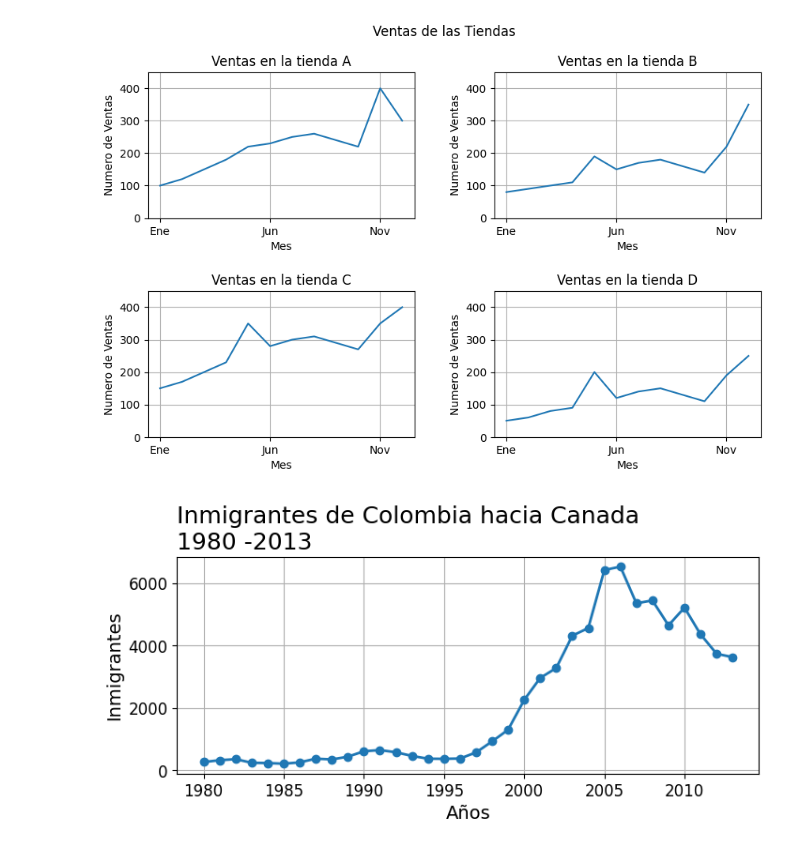
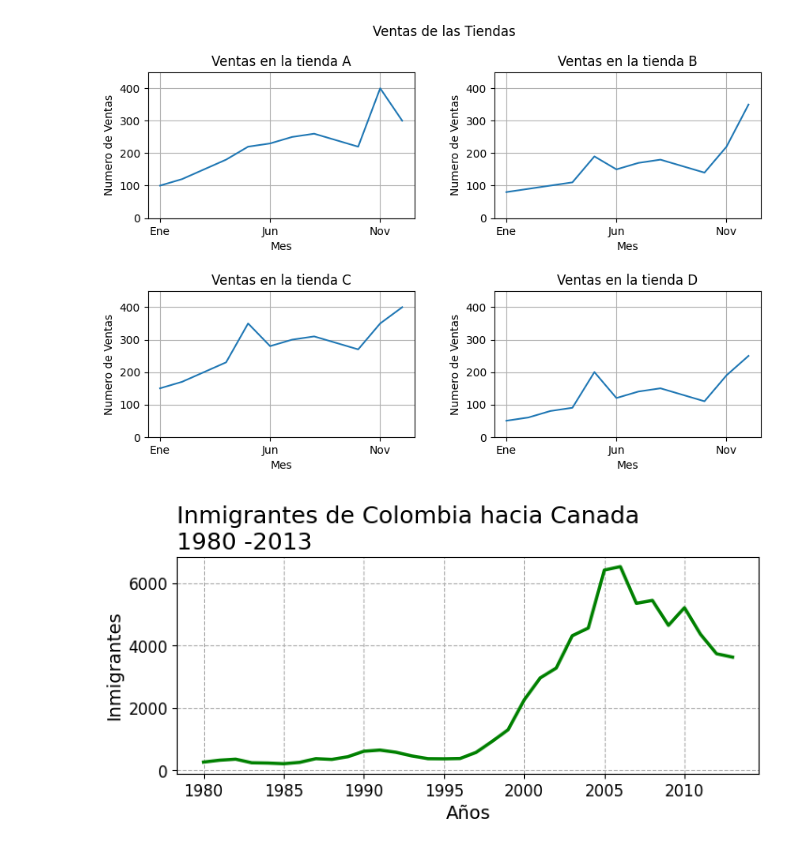
Before and after one commit to cmrondon2000/visualizacion-datos-python, a Jupyter notebook: Creando_Graficos_Python.ipynb, the cells around one changed output. Drawn from its saved outputs; the diff is of its cells as text; code cells hidden in the pictures.

```diff
--- a/Creando_Graficos_Python.ipynb
+++ b/Creando_Graficos_Python.ipynb
@@ -344,14 +344,14 @@ for ax in axs.flat:
 [figure]
 # %%
 fig, ax = plt.subplots(figsize=(8,3))
-ax.plot(datos_col["Año"], datos_col["Inmigrantes"], lw =2, marker = "o")
+ax.plot(datos_col["Año"], datos_col["Inmigrantes"], lw =2.5, color = "g") #marker = "o")
 ax.xaxis.set_major_locator(plt.MultipleLocator(5))
 ax.set_title("Inmigrantes de Colombia hacia Canada\n1980 -2013", fontsize = 18, loc = "left")
 ax.set_xlabel("Años", fontsize = 14)
 ax.set_ylabel("Inmigrantes", fontsize = 14)
 ax.yaxis.set_tick_params(labelsize=12)
 ax.xaxis.set_tick_params(labelsize=12)
-ax.grid()
+ax.grid(linestyle="--")
 plt.show()
 # %% [output]
-[figure, old version]
+[figure, new version]
```
Also changed, not shown: parts of 7 cells of this notebook.
